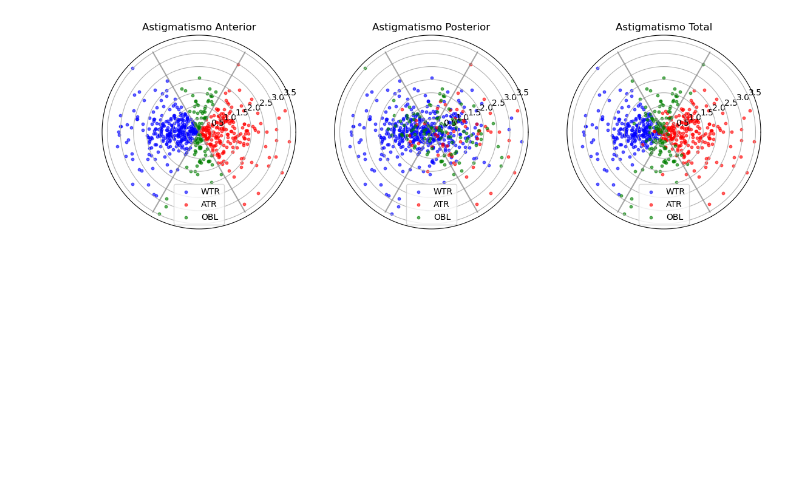
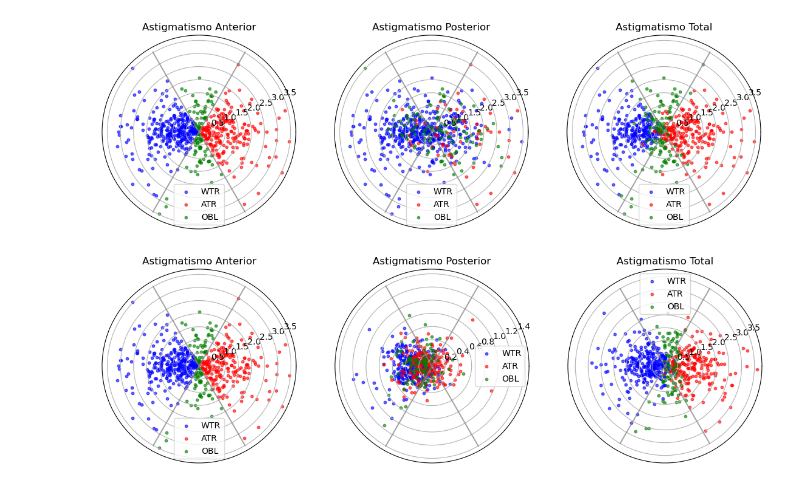
Before and after one commit to ccachim/modelo-preditivo-astigmatismo-cornea, a Jupyter notebook: analise_preliminar.ipynb, the cells around one changed output. Saved outputs shown, nothing was run; the diff lists cells and outputs as text; code cells hidden in the pictures; blank space fills up the shorter version.

```diff
--- a/analise_preliminar.ipynb
+++ b/analise_preliminar.ipynb
@@ -273,6 +273,52 @@ plt.savefig(imagens_out / 'categorias_anterior_vs_outros.png', dpi=300)
 plt.show()
 # %% [output]
 [figure]
+# %%
+import numpy as np
+import matplotlib.pyplot as plt
+
+fig, axs = plt.subplots(1, 3, figsize=(14, 5), subplot_kw={'projection': 'polar'})
+
+color_map = {'WTR': 'blue', 'ATR': 'red', 'OBL': 'green'}
+
+# Plot for Astigmatismo Anterior
+for category in ['WTR', 'ATR', 'OBL']:
+    axs[0].scatter(geral_df_sem_outliers[geral_df_sem_outliers['category_Ant'] == category]['C_Ant_Axis'] * np.pi/180*2,
+                   geral_df_sem_outliers[geral_df_sem_outliers['category_Ant'] == category]['C_Ant_Ast'],
+                   color=color_map[category], label=category, alpha=0.6, s=10)
+for angle in angles:
+        axs[0].plot([angle * np.pi/180, angle * np.pi/180], [0, 3.5], linestyle='-', color='grey', alpha=0.7)
+axs[0].set_title("Astigmatismo Anterior")
+axs[0].legend()
+axs[0].set_xticks([])
+
+# Plot for Astigmatismo Posterior (with max radius set to a small value)
+for category in ['WTR', 'ATR', 'OBL']:
+    axs[1].scatter(geral_df_sem_outliers[geral_df_sem_outliers['category_Ant'] == category]['C_Post_Axis'] * np.pi/180*2,
+                   geral_df_sem_outliers[geral_df_sem_outliers['category_Ant'] == category]['C_Post_Ast']*(-1),
+                   color=color_map[category], label=category, alpha=0.6, s=10)
+for angle in angles:
+        axs[1].plot([angle * np.pi/180, angle * np.pi/180], [0, 1.4], linestyle='-', color='grey', alpha=0.7)
+axs[1].set_title("Astigmatismo Posterior")
+axs[1].legend()
+#axs[1].set_ylim(-1.4, 0)  # Set to a small range
+axs[1].set_xticks([])
+
+# Plot for Astigmatismo Total
+for category in ['WTR', 'ATR', 'OBL']:
+    axs[2].scatter(geral_df_sem_outliers[geral_df_sem_outliers['category_Ant'] == category]['C_TCA_Axis'] * np.pi/180*2,
+                   geral_df_sem_outliers[geral_df_sem_outliers['category_Ant'] == category]['C_TCA_Ast'],
+                   color=color_map[category], label=category, alpha=0.6, s=10)
+for angle in angles:
+        axs[2].plot([angle * np.pi/180, angle * np.pi/180], [0, 3.5], linestyle='-', color='grey', alpha=0.7)
+axs[2].set_title("Astigmatismo Total")
+axs[2].legend()
+axs[2].set_xticks([])
+
+plt.savefig(imagens_out / 'categorias_cor_anterior_distribuição_todos.png', dpi=300)
+plt.show()
+# %% [output]
+[figure, added]
 # %%
 # #Visualizar dados
 # color_map = {'WTR': 'blue', 'ATR': 'red', 'OBL': 'green'}
```
Also changed, not shown: parts of 1 cell of this notebook, 47 other files.
